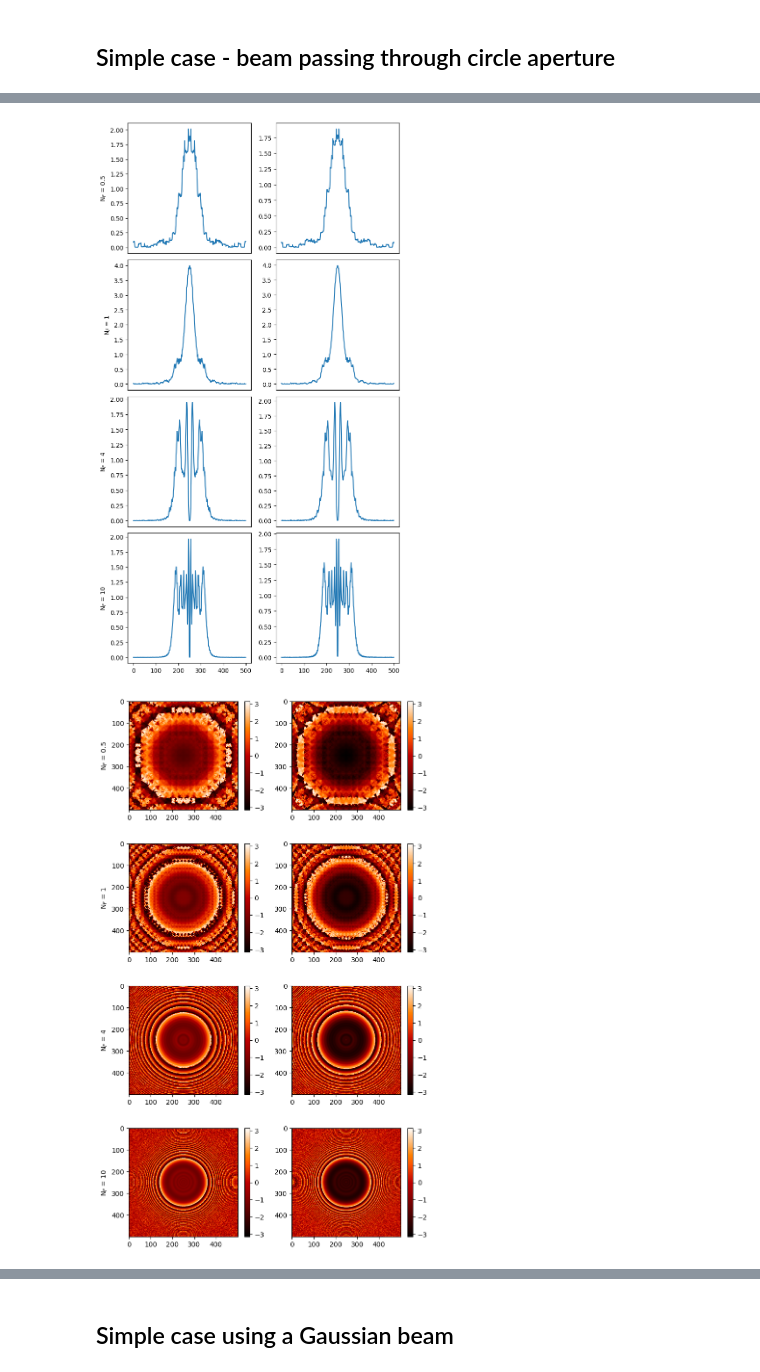
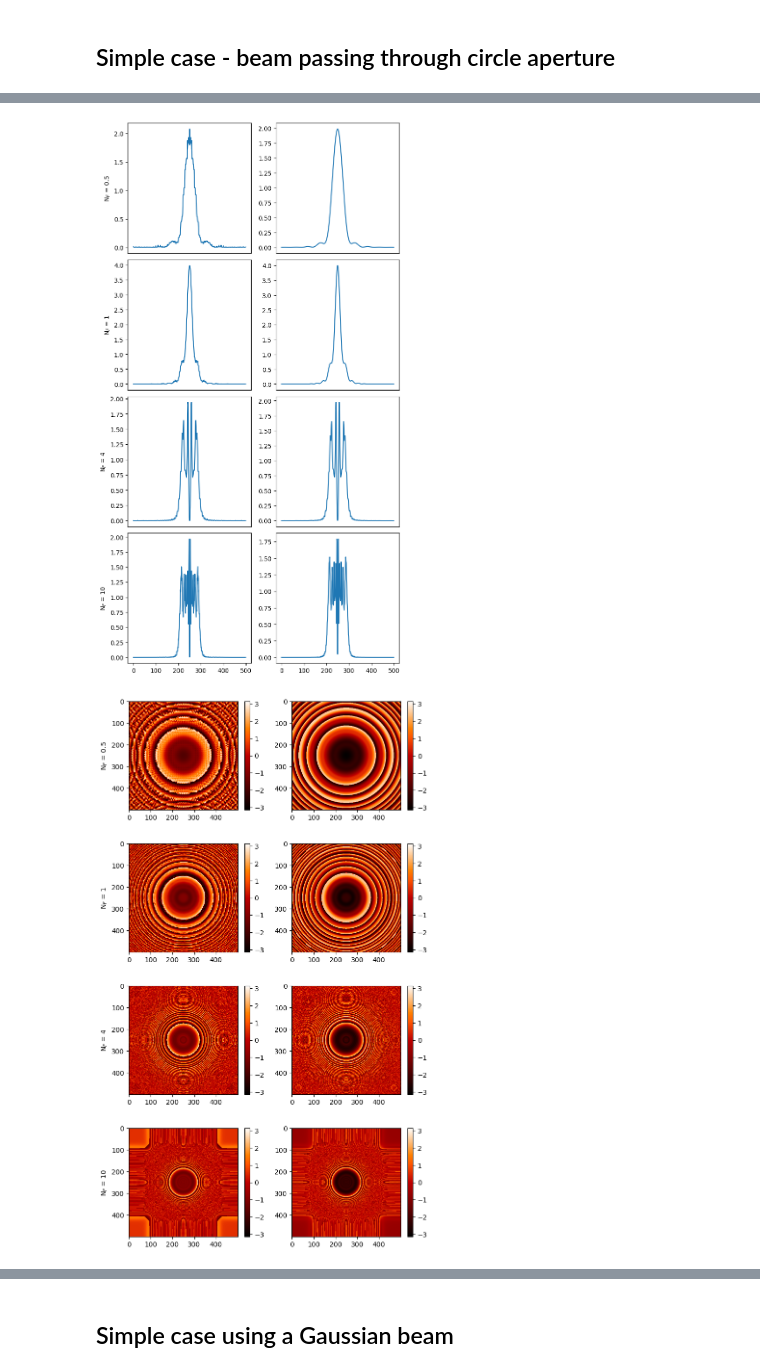
Before and after one commit to johnnymtex/photonMismatch, a Jupyter notebook: tests_fresnel.ipynb, the cells around one changed output, grey strips where cells are left out. Drawn from its saved outputs; the diff is of its cells as text; code cells hidden in the pictures.

```diff
--- a/tests_fresnel.ipynb
+++ b/tests_fresnel.ipynb
@@ -105,7 +108,7 @@ fig, ax = plt.subplots(nrows=4, ncols=2, figsize=(8,4*4))
 
 for i in range(len(E_out)):
     im1=ax[i][0].imshow(np.angle(F_out[i].field), cmap='gist_heat')
-    im2=ax[i][1].imshow(np.angle(E_out[i]), cmap='gist_heat')
+    im2=ax[i][1].imshow(np.angle(E_out[i][start_end[i][0]:start_end[i][1], start_end[i][0]:start_end[i][1]]), cmap='gist_heat')
 
     fig.colorbar(im1, ax=ax[i][0], shrink=0.65)
     fig.colorbar(im2, ax=ax[i][1], shrink=0.65)
@@ -147,10 +150,11 @@ E_in = []
 
 F_out = []
 E_out = []
+start_end = []
 
 for n in N_F:
     w = np.sqrt(n*lambda_*z)
-    grid_size = 6*w
+    grid_size = 10*w
 
     f_in = lp.Begin(grid_size, lambda_, grid_dimension)
     f_in = lp.CircAperture(w, 0, 0, f_in)
@@ -165,7 +169,10 @@ for n in N_F:
     E_in.append(e_in)
 
     F_out.append(lp.Forvard(f_in, z))
-    E_out.append(fresnel_propagation(e_in, lambda_, z, grid_size/grid_dimension))
+    e_out, start, end = fresnel_propagation(e_in, lambda_, z, grid_size/grid_dimension, padding_factor=8)
+
+    E_out.append(e_out)
+    start_end.append((start, end))
 # %%
 fig, ax = plt.subplots(ncols=2, figsize=(8,4))
 
@@ -184,7 +191,7 @@ fig, ax = plt.subplots(nrows=4, ncols=2, figsize=(8,4*4))
 
 for i in range(len(E_out)):
     im1=ax[i][0].imshow(np.abs(F_out[i].field)**2, cmap='gist_heat')
-    im2=ax[i][1].imshow(np.abs(E_out[i])**2, cmap='gist_heat')
+    im2=ax[i][1].imshow(np.abs(E_out[i][start_end[i][0]:start_end[i][1], start_end[i][0]:start_end[i][1]])**2, cmap='gist_heat')
 
     fig.colorbar(im1, ax=ax[i][0], shrink=0.65)
     fig.colorbar(im2, ax=ax[i][1], shrink=0.65)
@@ -201,7 +208,7 @@ fig, ax = plt.subplots(nrows=4, ncols=2, figsize=(8,4*4))
 
 for i in range(len(E_out)):
     ax[i][0].plot(np.abs(F_out[i].field[int(len(F_out[i].field)/2)])**2)
-    ax[i][1].plot(np.abs(E_out[i][int(len(E_out[i])/2)])**2)
+    ax[i][1].plot(np.abs(E_out[i][int(len(E_out[i])/2)][start_end[i][0]:start_end[i][1]])**2)
     ax[i][0].set_ylabel(f"N$_F$ = {N_F[i]}")
 
 ax[0][0].set_xticklabels([])
@@ -220,24 +227,24 @@ ax[2][1].set_xticks([])
 
 fig.subplots_adjust(hspace=0.05)
 # %% [output]
-[figure, old version]
+[figure, new version]
 # %%
 # intensity plots
 
 fig, ax = plt.subplots(nrows=4, ncols=2, figsize=(8,4*4))
 
 for i in range(len(E_out)):
     im1=ax[i][0].imshow(np.angle(F_out[i].field), cmap='gist_heat')
-    im2=ax[i][1].imshow(np.angle(E_out[i]), cmap='gist_heat')
+    im2=ax[i][1].imshow(np.angle(E_out[i][start_end[i][0]:start_end[i][1], start_end[i][0]:start_end[i][1]]), cmap='gist_heat')
 
     fig.colorbar(im1, ax=ax[i][0], shrink=0.65)
     fig.colorbar(im2, ax=ax[i][1], shrink=0.65)
 
     ax[i][0].set_ylabel(f"N$_F$ = {N_F[i]}")
 
 fig.subplots_adjust(hspace=-0.15)
 # %% [output]
-[figure, old version]
+[figure, new version]
 # %%
 # numerical comparison on number of photons
 
```
Also changed, not shown: parts of 8 cells of this notebook, 2 other files.
